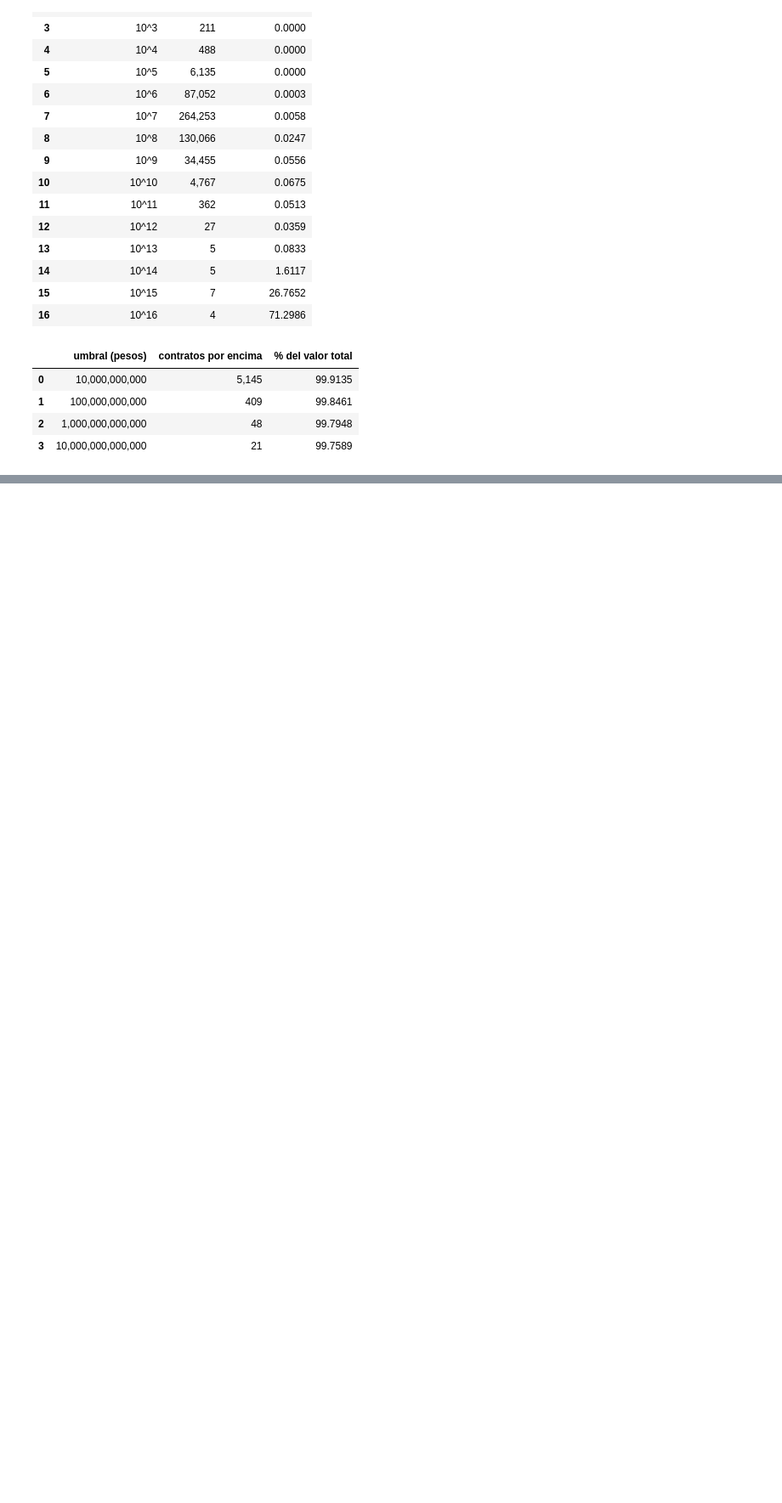
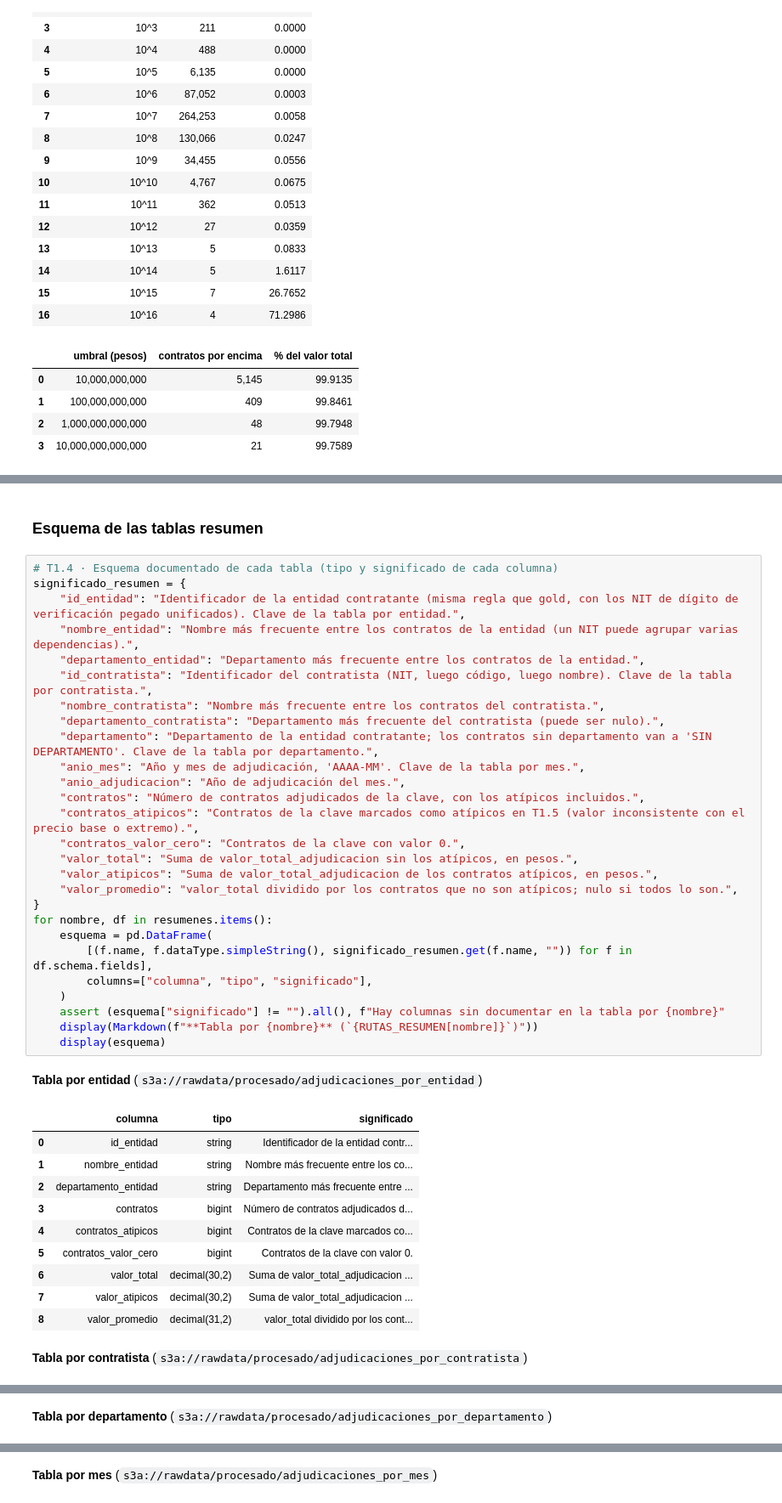
Before and after one commit to PalomaresJonatan13/pamd-secop, a Jupyter notebook: notebooks/04_corte3_silver_gold.ipynb, the cells around one changed output, grey strips where cells are left out. Shown at 85% size. Drawn from its saved outputs; the diff is of its cells as text; blank space fills up the shorter version.

```diff
--- a/notebooks/04_corte3_silver_gold.ipynb
+++ b/notebooks/04_corte3_silver_gold.ipynb
@@ -905,0 +1064,42 @@ display(Markdown(f"""
+# %% [markdown]
+### Esquema de las tablas resumen
+# %%
+# T1.4 · Esquema documentado de cada tabla (tipo y significado de cada columna)
+significado_resumen = {
+    "id_entidad": "Identificador de la entidad contratante (misma regla que gold, con los NIT de dígito de verificación pegado unificados). Clave de la tabla por entidad.",
+    "nombre_entidad": "Nombre más frecuente entre los contratos de la entidad (un NIT puede agrupar varias dependencias).",
+    "departamento_entidad": "Departamento más frecuente entre los contratos de la entidad.",
+    "id_contratista": "Identificador del contratista (NIT, luego código, luego nombre). Clave de la tabla por contratista.",
+    "nombre_contratista": "Nombre más frecuente entre los contratos del contratista.",
+    "departamento_contratista": "Departamento más frecuente del contratista (puede ser nulo).",
+    "departamento": "Departamento de la entidad contratante; los contratos sin departamento van a 'SIN DEPARTAMENTO'. Clave de la tabla por departamento.",
+    "anio_mes": "Año y mes de adjudicación, 'AAAA-MM'. Clave de la tabla por mes.",
+    "anio_adjudicacion": "Año de adjudicación del mes.",
+    "contratos": "Número de contratos adjudicados de la clave, con los atípicos incluidos.",
+    "contratos_atipicos": "Contratos de la clave marcados como atípicos en T1.5 (valor inconsistente con el precio base o extremo).",
+    "contratos_valor_cero": "Contratos de la clave con valor 0.",
+    "valor_total": "Suma de valor_total_adjudicacion sin los atípicos, en pesos.",
+    "valor_atipicos": "Suma de valor_total_adjudicacion de los contratos atípicos, en pesos.",
+    "valor_promedio": "valor_total dividido por los contratos que no son atípicos; nulo si todos lo son.",
+}
+for nombre, df in resumenes.items():
+    esquema = pd.DataFrame(
+        [(f.name, f.dataType.simpleString(), significado_resumen.get(f.name, "")) for f in df.schema.fields],
+        columns=["columna", "tipo", "significado"],
+    )
+    assert (esquema["significado"] != "").all(), f"Hay columnas sin documentar en la tabla por {nombre}"
+    display(Markdown(f"**Tabla por {nombre}** (`{RUTAS_RESUMEN[nombre]}`)"))
+    display(esquema)
+# %% [output]
+**Tabla por entidad** (`s3a://rawdata/procesado/adjudicaciones_por_entidad`)
+|  | columna | tipo | significado |
+| 0 | id_entidad | string | Identificador de la entidad contr... |
+| 1 | nombre_entidad | string | Nombre más frecuente entre los co... |
+| 2 | departamento_entidad | string | Departamento más frecuente entre ... |
+| 3 | contratos | bigint | Número de contratos adjudicados d... |
+| 4 | contratos_atipicos | bigint | Contratos de la clave marcados co... |
+| 5 | contratos_valor_cero | bigint | Contratos de la clave con valor 0. |
+| 6 | valor_total | decimal(30,2) | Suma de valor_total_adjudicacion ... |
+| 7 | valor_atipicos | decimal(30,2) | Suma de valor_total_adjudicacion ... |
+| 8 | valor_promedio | decimal(31,2) | valor_total dividido por los cont... |
+**Tabla por contratista** (`s3a://rawdata/procesado/adjudicaciones_por_contratista`)
@@ -905,0 +1116 @@ display(Markdown(f"""
+**Tabla por departamento** (`s3a://rawdata/procesado/adjudicaciones_por_departamento`)
@@ -905,0 +1125 @@ display(Markdown(f"""
+**Tabla por mes** (`s3a://rawdata/procesado/adjudicaciones_por_mes`)
```
Also changed, not shown: parts of 17 cells of this notebook, 2 other files.
